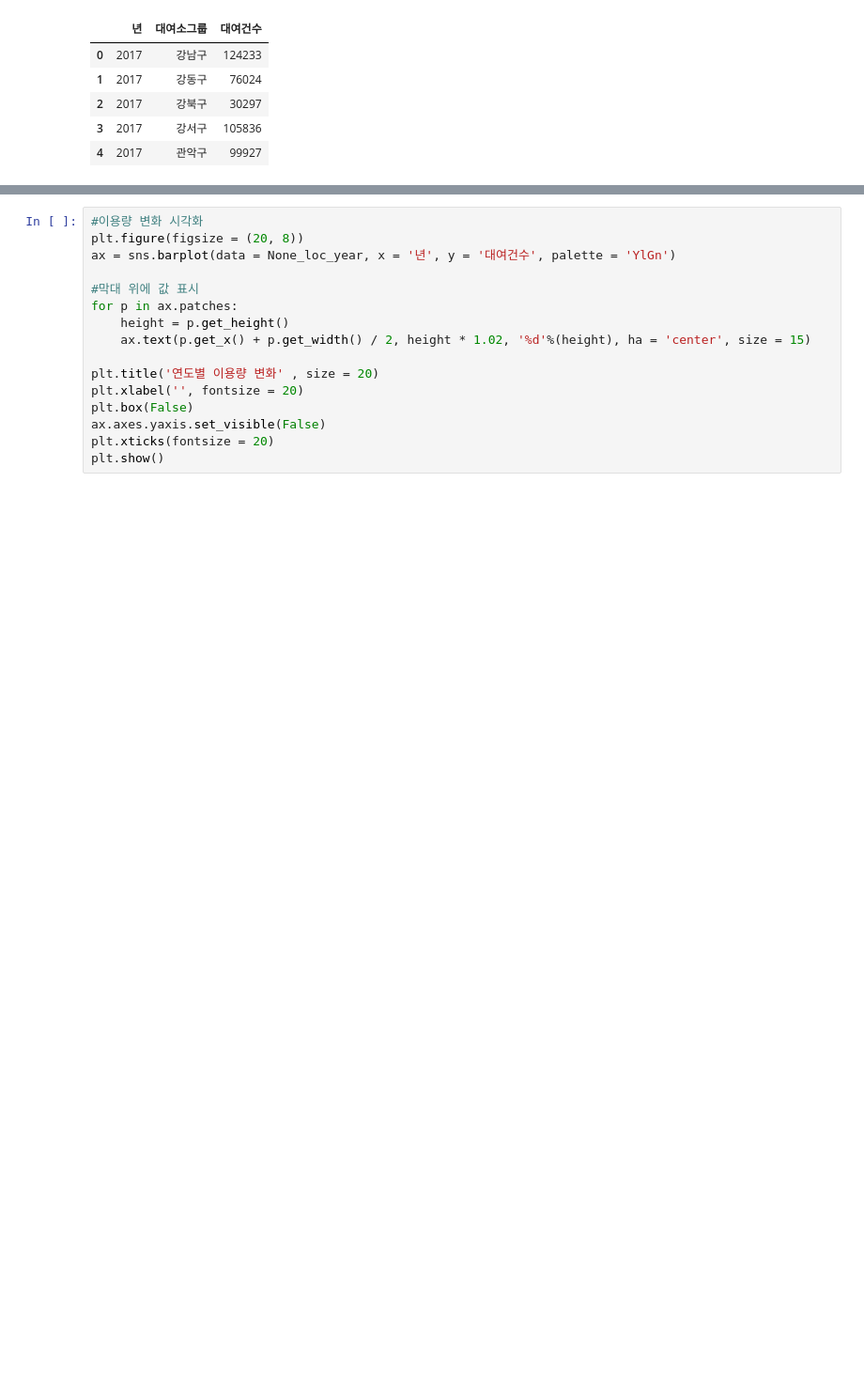
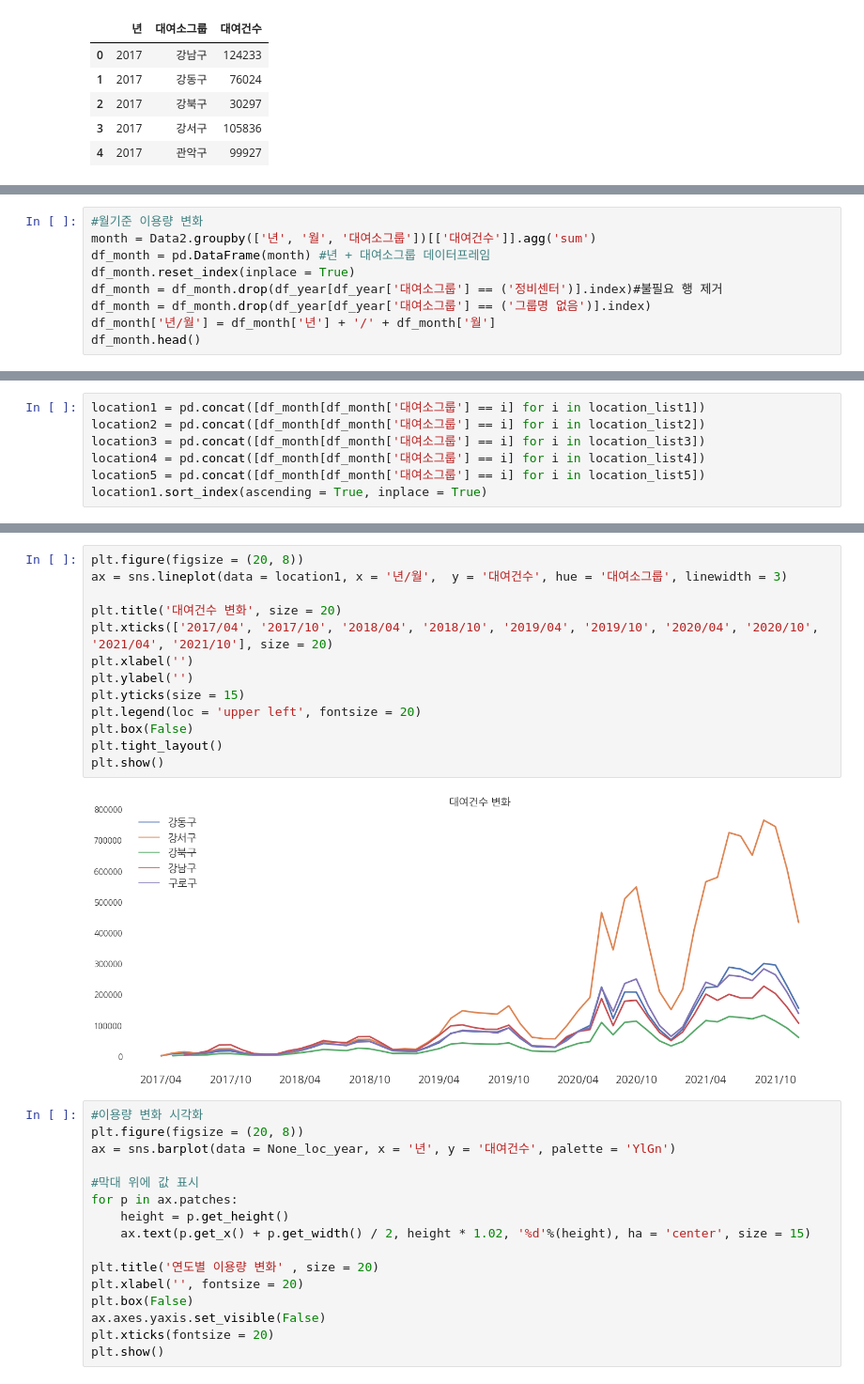
Before and after one commit to yunju727/Opensource-Project, a Jupyter notebook: main2.ipynb, the cells around one changed output, grey strips where cells are left out. Shown at 94% size. Saved outputs shown, nothing was run; the diff lists cells and outputs as text; blank space fills up the shorter version.

```diff
--- a/main2.ipynb
+++ b/main2.ipynb
@@ -357,0 +344,9 @@ df_year[df_year['대여소그룹'] == location_list[1]]
+# %%
+#월기준 이용량 변화
+month = Data2.groupby(['년', '월', '대여소그룹'])[['대여건수']].agg('sum')
+df_month = pd.DataFrame(month) #년 + 대여소그룹 데이터프레임
+df_month.reset_index(inplace = True)
+df_month = df_month.drop(df_year[df_year['대여소그룹'] == ('정비센터')].index)#불필요 행 제거
+df_month = df_month.drop(df_year[df_year['대여소그룹'] == ('그룹명 없음')].index)
+df_month['년/월'] = df_month['년'] + '/' + df_month['월']
+df_month.head()
@@ -357,0 +366,7 @@ df_year[df_year['대여소그룹'] == location_list[1]]
+# %%
+location1 = pd.concat([df_month[df_month['대여소그룹'] == i] for i in location_list1])
+location2 = pd.concat([df_month[df_month['대여소그룹'] == i] for i in location_list2])
+location3 = pd.concat([df_month[df_month['대여소그룹'] == i] for i in location_list3])
+location4 = pd.concat([df_month[df_month['대여소그룹'] == i] for i in location_list4])
+location5 = pd.concat([df_month[df_month['대여소그룹'] == i] for i in location_list5])
+location1.sort_index(ascending = True, inplace = True)
@@ -358,3 +391,18 @@ df_year[df_year['대여소그룹'] == location_list[1]]
+# %%
+plt.figure(figsize = (20, 8))
+ax = sns.lineplot(data = location1, x = '년/월',  y = '대여건수', hue = '대여소그룹', linewidth = 3)
+
+plt.title('대여건수 변화', size = 20)
+plt.xticks(['2017/04', '2017/10', '2018/04', '2018/10', '2019/04', '2019/10', '2020/04', '2020/10', '2021/04', '2021/10'], size = 20)
+plt.xlabel('')
+plt.ylabel('')
+plt.yticks(size = 15)
+plt.legend(loc = 'upper left', fontsize = 20)
+plt.box(False)
+plt.tight_layout()
+plt.show()
+# %% [output]
+[figure, added]
 # %%
 #이용량 변화 시각화
 plt.figure(figsize = (20, 8))
```
Also changed, not shown: parts of 8 cells of this notebook.
